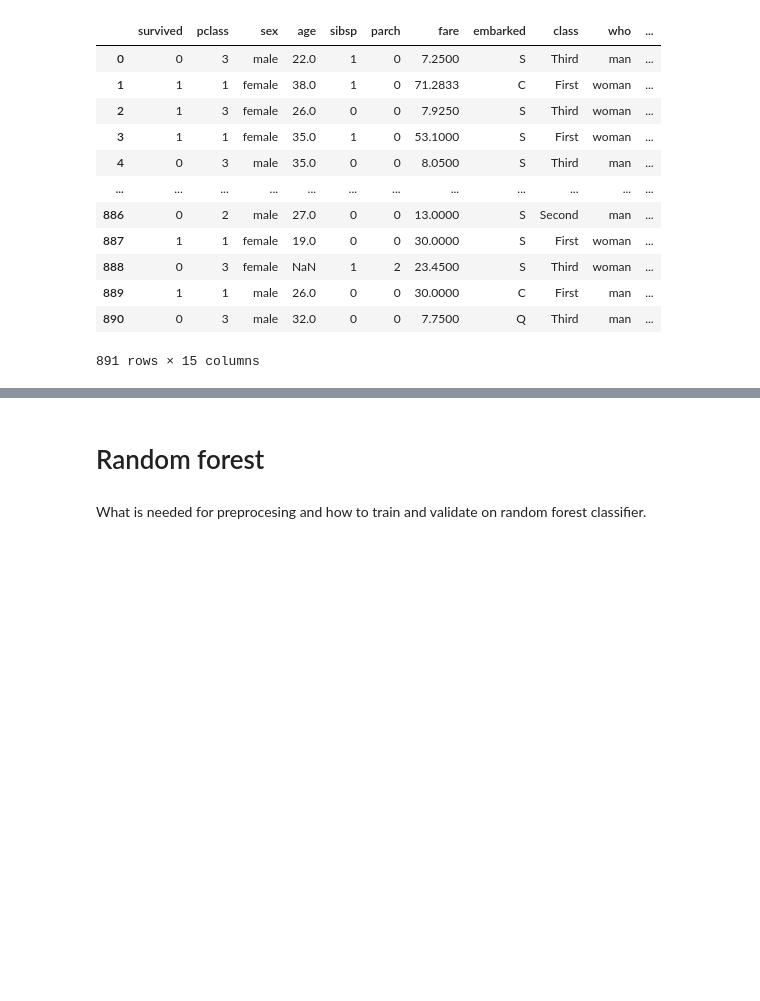
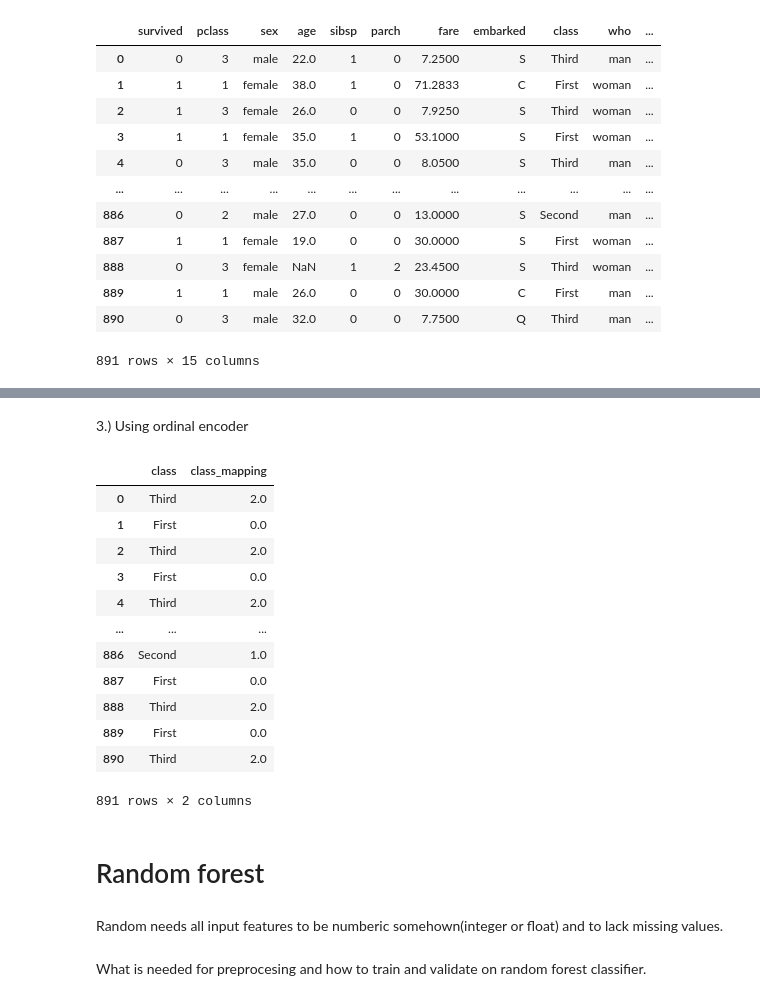
Before and after one commit to leropo00/ml_digital_art, a Jupyter notebook: notebooks/tutorial/tutorial_training_of_tabular.ipynb, the cells around one changed output, grey strips where cells are left out. Drawn from its saved outputs; the diff is of its cells as text; code cells hidden in the pictures; blank space fills up the shorter version.

```diff
--- a/notebooks/tutorial/tutorial_training_of_tabular.ipynb
+++ b/notebooks/tutorial/tutorial_training_of_tabular.ipynb
@@ -211,5 +300,29 @@ pd.get_dummies(df, columns=['who','embarked', 'embark_town']).head()
+# %% [markdown]
+3.) Using ordinal encoder
+# %%
+from sklearn.preprocessing import OrdinalEncoder
+
+encoder = OrdinalEncoder(categories=[["First", "Second", "Third"]])
+df["class_mapping"] = encoder.fit_transform(df[["class"]])
+df[["class", "class_mapping"]]
+# %% [output]
+|  | class | class_mapping |
+| 0 | Third | 2.0 |
+| 1 | First | 0.0 |
+| 2 | Third | 2.0 |
+| 3 | First | 0.0 |
+| 4 | Third | 2.0 |
+| ... | ... | ... |
+| 886 | Second | 1.0 |
+| 887 | First | 0.0 |
+| 888 | Third | 2.0 |
+| 889 | First | 0.0 |
+| 890 | Third | 2.0 |
+891 rows × 2 columns
 # %% [markdown]
 # Random forest
+# %% [markdown]
+Random needs all input features to be numberic somehown(integer or float) and to lack missing values.
 # %% [markdown]
 What is needed for preprocesing and how to train and validate on random forest classifier.
 # %%
```
Also changed, not shown: parts of 14 cells of this notebook.
